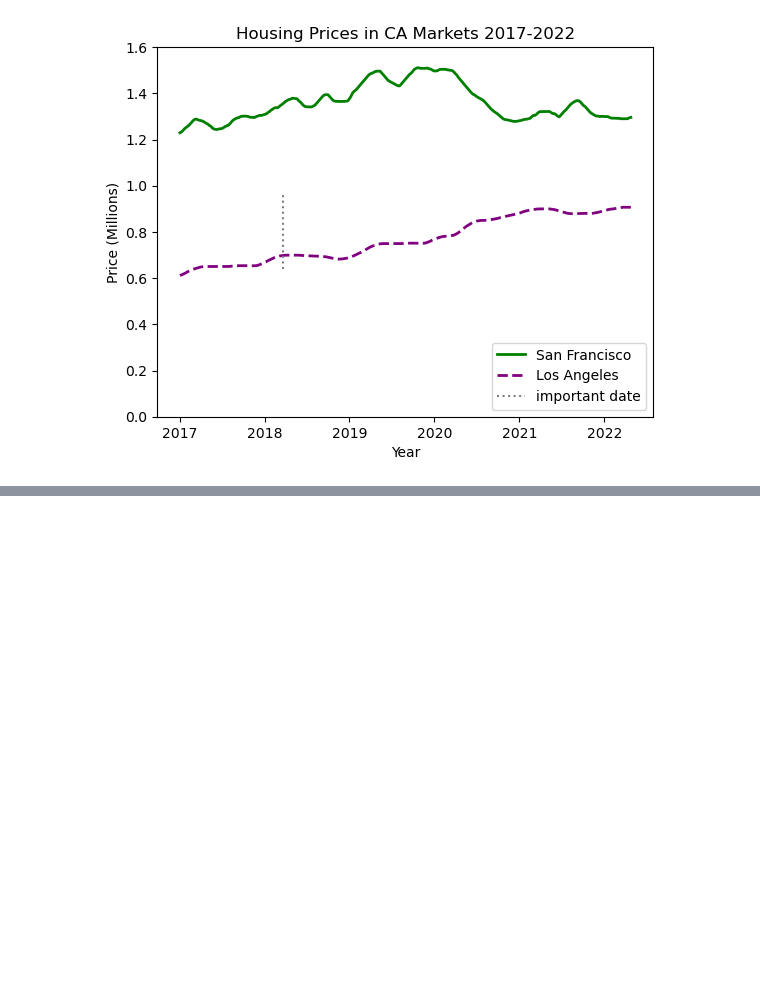
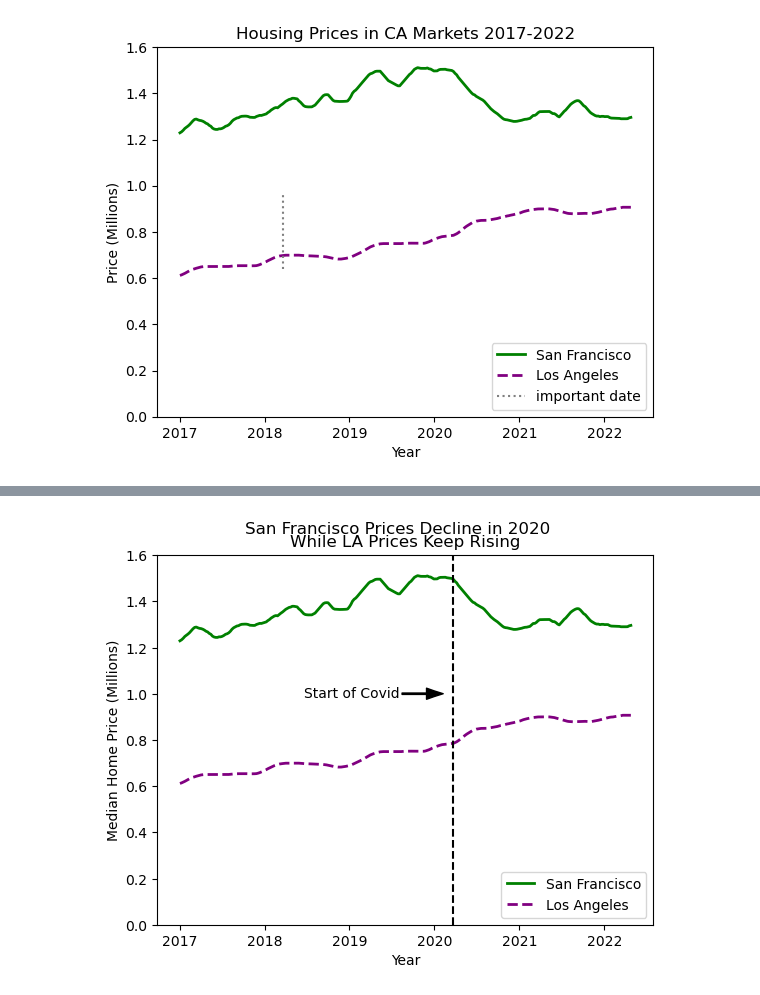
Before and after one commit to scarypillowz/data_visualization, a Jupyter notebook: matplotlib fundamentals.ipynb, the cells around one changed output, grey strips where cells are left out. Saved outputs shown, nothing was run; the diff lists cells and outputs as text; code cells hidden in the pictures; blank space fills up the shorter version.

```diff
--- a/matplotlib fundamentals.ipynb
+++ b/matplotlib fundamentals.ipynb
@@ -419,0 +470,47 @@ ax.legend(loc='lower right');
+# %%
+fig, ax = plt.subplots()
+
+ax.plot(
+    ca_housing_markets.index,
+    ca_housing_markets['San Francisco'] / 1000000,
+    label='San Francisco',
+    color='green',
+    linewidth=2
+)
+ax.plot(
+    ca_housing_markets.index,
+    ca_housing_markets['Los Angeles'] / 1000000,
+    label='Los Angeles',
+    color='purple',
+    linewidth=2,
+    linestyle='--'
+)
+
+fig.suptitle('San Francisco Prices Decline in 2020', y=.95)
+ax.set_title('While LA Prices Keep Rising')
+ax.set_xlabel('Year')
+ax.set_ylabel('Median Home Price (Millions)')
+ax.set_ylim(0, 1.6)
+ax.axvline(
+    18341,
+    color='black',
+    linestyle='--',
+)
+
+ax.annotate(
+    'Start of Covid',
+    xy=(18300, 1),
+    xytext=(17700, 1),
+    arrowprops=dict(
+        facecolor='black',
+        width=1,
+        headwidth=8,
+        connectionstyle='angle3, angleA=270, angleB=0'
+    ),
+    verticalalignment='center'
+)
+
+
+ax.legend(loc='lower right');
+# %% [output]
+[figure, added]
```
Also changed, not shown: parts of 5 cells of this notebook.
